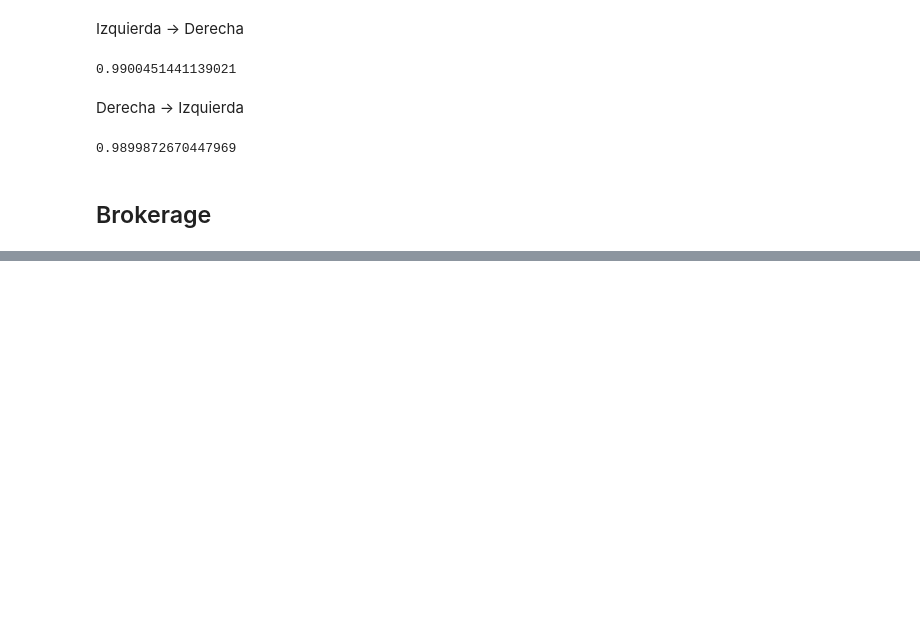
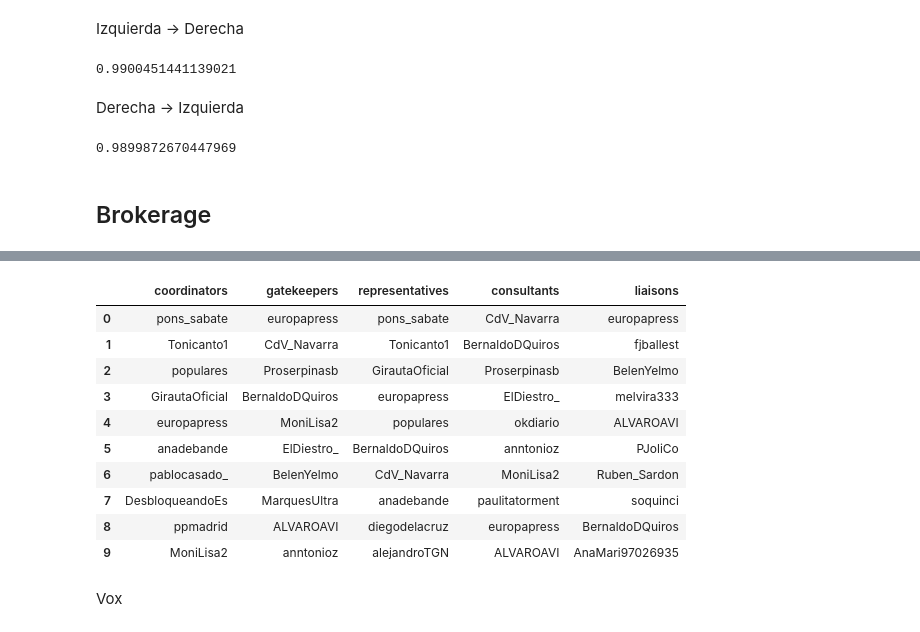
Before and after one commit to Jaimemorillo/electoral-prediction-madrid, a Jupyter notebook: comunidades_tweets.ipynb, the cells around one changed output, grey strips where cells are left out. Saved outputs shown, nothing was run; the diff lists cells and outputs as text; code cells hidden in the pictures; blank space fills up the shorter version.

```diff
--- a/comunidades_tweets.ipynb
+++ b/comunidades_tweets.ipynb
@@ -667,0 +711,44 @@ Name: PODEMOS, dtype: int64
+# %%
+party = 1
+
+total = len(vertex_df_f[vertex_df_f['community_leid']==party])
+coordinators = len(vertex_df_f[(vertex_df_f['community_leid']==party) & (vertex_df_f['coordinator']>0)])
+gatekeepers = len(vertex_df_f[(vertex_df_f['community_leid']==party) & (vertex_df_f['gatekeeper']>0)])
+representatives = len(vertex_df_f[(vertex_df_f['community_leid']==party) & (vertex_df_f['representative']>0)])
+consultants = len(vertex_df_f[(vertex_df_f['community_leid']==party) & (vertex_df_f['consultant']>0)])
+liaisons = len(vertex_df_f[(vertex_df_f['community_leid']==party) & (vertex_df_f['liaison']>0)])
+
+brok_df_com.loc[party,'party'] ='PP'
+brok_df_com.loc[party, 1:] = [round((coordinators/total)*100,2),
+                              round((gatekeepers/total)*100,2),
+                              round((representatives/total)*100,2),
+                              round((consultants/total)*100,2),
+                              round((liaisons/total)*100,2)]
+# %%
+data = {'coordinators':vertex_df_f[vertex_df_f['community_leid']==party].sort_values('coordinator',
+                                                                                 ascending=False)['name'].head(10).values,
+        'gatekeepers':vertex_df_f[vertex_df_f['community_leid']==party].sort_values('gatekeeper',
+                                                                                 ascending=False)['name'].head(10).values,
+        'representatives':vertex_df_f[vertex_df_f['community_leid']==party].sort_values('representative',
+                                                                                 ascending=False)['name'].head(10).values,
+        'consultants':vertex_df_f[vertex_df_f['community_leid']==party].sort_values('consultant',
+                                                                                 ascending=False)['name'].head(10).values,
+        'liaisons':vertex_df_f[vertex_df_f['community_leid']==party].sort_values('liaison',
+                                                                                 ascending=False)['name'].head(10).values
+        }
+
+pd.DataFrame(data)
+# %% [output]
+|  | coordinators | gatekeepers | representatives | consultants | liaisons |
+| 0 | pons_sabate | europapress | pons_sabate | CdV_Navarra | europapress |
+| 1 | Tonicanto1 | CdV_Navarra | Tonicanto1 | BernaldoDQuiros | fjballest |
+| 2 | populares | Proserpinasb | GirautaOficial | Proserpinasb | BelenYelmo |
+| 3 | GirautaOficial | BernaldoDQuiros | europapress | ElDiestro_ | melvira333 |
+| 4 | europapress | MoniLisa2 | populares | okdiario | ALVAROAVI |
+| 5 | anadebande | ElDiestro_ | BernaldoDQuiros | anntonioz | PJoliCo |
+| 6 | pablocasado_ | BelenYelmo | CdV_Navarra | MoniLisa2 | Ruben_Sardon |
+| 7 | DesbloqueandoEs | MarquesUltra | anadebande | paulitatorment | soquinci |
+| 8 | ppmadrid | ALVAROAVI | diegodelacruz | europapress | BernaldoDQuiros |
+| 9 | MoniLisa2 | anntonioz | alejandroTGN | ALVAROAVI | AnaMari97026935 |
+# %% [markdown]
+Vox
```
Also changed, not shown: parts of 18 cells of this notebook.
